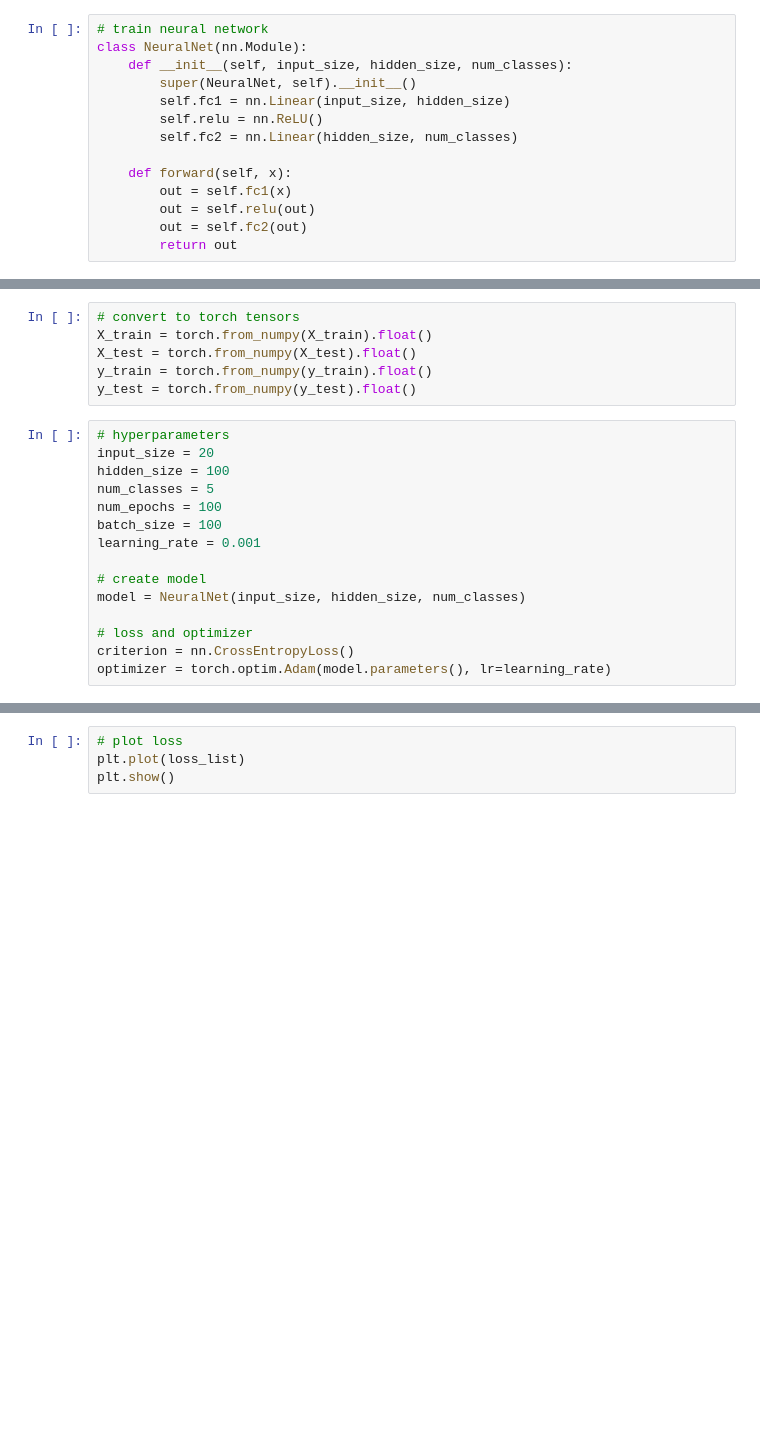
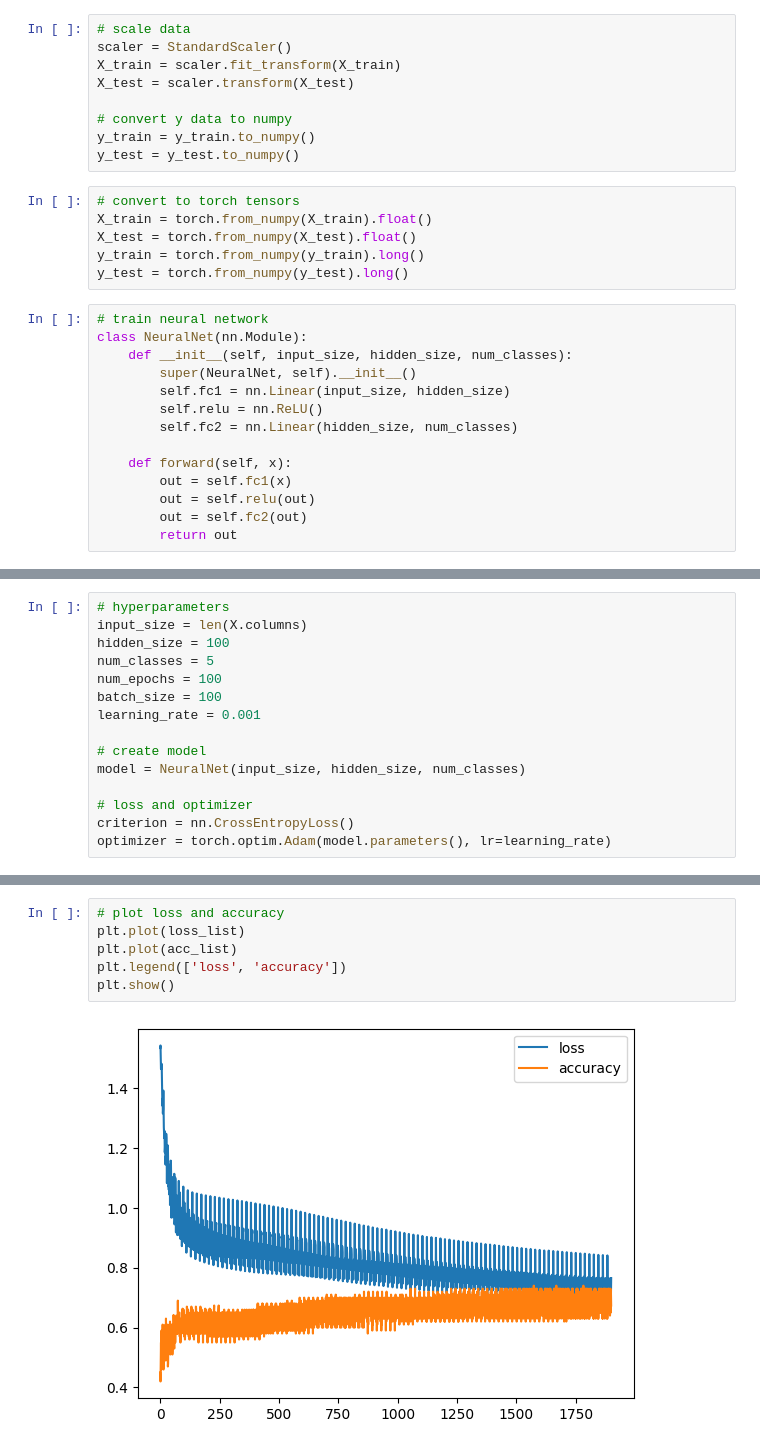
Before and after one commit to alexisf125/TreeData, a Jupyter notebook: neural_net.ipynb, the cells around one changed output, grey strips where cells are left out. Cells and saved outputs as stored; diff of their text form; blank space fills up the shorter version.

```diff
--- a/neural_net.ipynb
+++ b/neural_net.ipynb
@@ -27,3 +32,18 @@ y = df['condition']
+# %%
+# scale data
+scaler = StandardScaler()
+X_train = scaler.fit_transform(X_train)
+X_test = scaler.transform(X_test)
+
+# convert y data to numpy
+y_train = y_train.to_numpy()
+y_test = y_test.to_numpy()
+# %%
+# convert to torch tensors
+X_train = torch.from_numpy(X_train).float()
+X_test = torch.from_numpy(X_test).float()
+y_train = torch.from_numpy(y_train).long()
+y_test = torch.from_numpy(y_test).long()
 # %%
 # train neural network
 class NeuralNet(nn.Module):
@@ -51,12 +61,6 @@ KeyboardInterrupt:
-# %%
-# convert to torch tensors
-X_train = torch.from_numpy(X_train).float()
-X_test = torch.from_numpy(X_test).float()
-y_train = torch.from_numpy(y_train).float()
-y_test = torch.from_numpy(y_test).float()
 # %%
 # hyperparameters
-input_size = 20
+input_size = len(X.columns)
 hidden_size = 100
 num_classes = 5
 num_epochs = 100
@@ -101,4 +116,8 @@ for epoch in range(num_epochs):
 # %%
-# plot loss
+# plot loss and accuracy
 plt.plot(loss_list)
+plt.plot(acc_list)
+plt.legend(['loss', 'accuracy'])
 plt.show()
+# %% [output]
+[figure, added]
```
Also changed, not shown: parts of 5 cells of this notebook, 5 other files.
